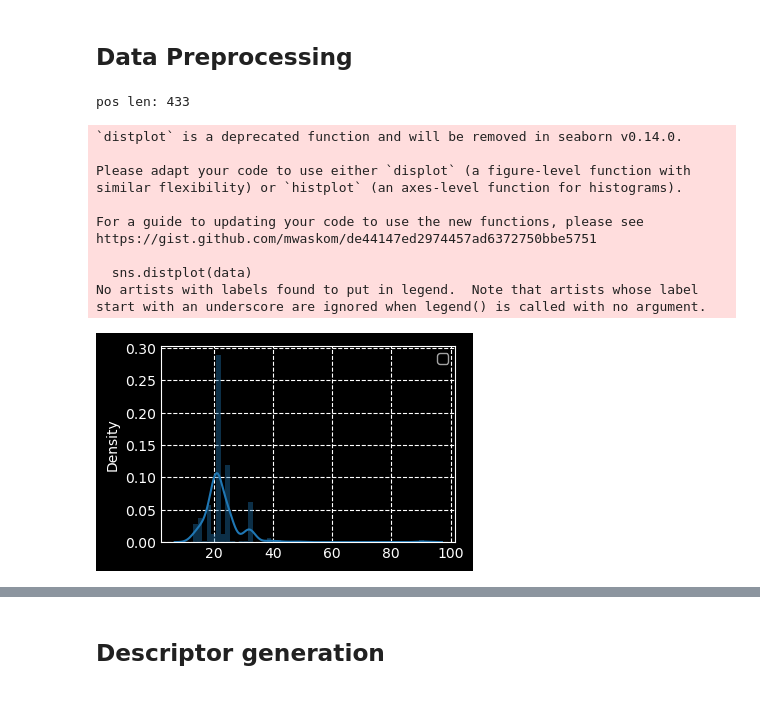
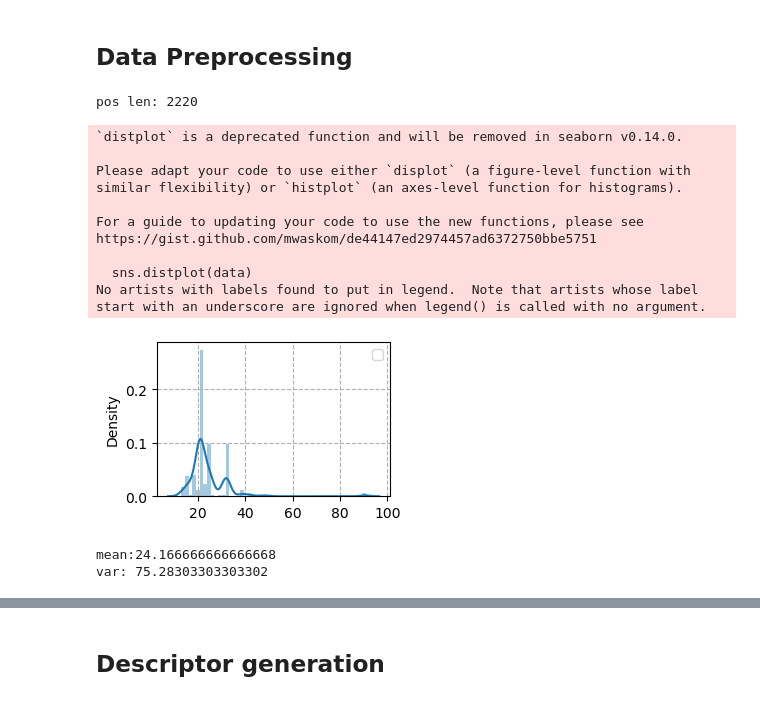
Before and after one commit to BNSWT/ProteinFeatureEngineering, a Jupyter notebook: whole.ipynb, the cells around one changed output, grey strips where cells are left out. Cells and saved outputs as stored; diff of their text form; code cells hidden in the pictures.

```diff
--- a/whole.ipynb
+++ b/whole.ipynb
@@ -20,14 +21,16 @@ random.seed(4)
 # %% [markdown]
 ## Data Preprocessing
 # %%
+
 positive_seqs = pd.read_csv("/root/ProteinFeatureEngineering/data/positive.csv")['sequence'].to_list()
 positive_seqs = [seq.replace('(','').replace(')','') for seq in positive_seqs if type(seq) is str]
 
 positive_seqs = [seq for seq in positive_seqs if len(seq)>5]
-
+positive_seqs = list(set(positive_seqs))
+positive_seqs = positive_seqs*10
 print("pos len:", len(positive_seqs))
 # %% [output]
-pos len: 433
+pos len: 2220
 # %%
 def distribution(data):
     plt.figure(figsize=(3,2))
@@ -38,22 +43,24 @@ def distribution(data):
 # %%
-plt.style.use('_mpl-gallery')
+plt.style.use('default')
 
 # make data
 y = [len(seq) for seq in positive_seqs if type(seq) is str]
 # print(y)
 distribution(y)
 # %% [output]
 `distplot` is a deprecated function and will be removed in seaborn v0.14.0.
 
 Please adapt your code to use either `displot` (a figure-level function with
 similar flexibility) or `histplot` (an axes-level function for histograms).
 
 For a guide to updating your code to use the new functions, please see
 https://gist.github.com/mwaskom/de44147ed2974457ad6372750bbe5751
 
   sns.distplot(data)
 No artists with labels found to put in legend.  Note that artists whose label start with an underscore are ignored when legend() is called with no argument.
-[figure, old version]
+[figure, new version]
+mean:24.166666666666668
+var: 75.28303303303302
 # %%
 from distfit import distfit
 import numpy as np
```
Also changed, not shown: parts of 34 cells of this notebook.
